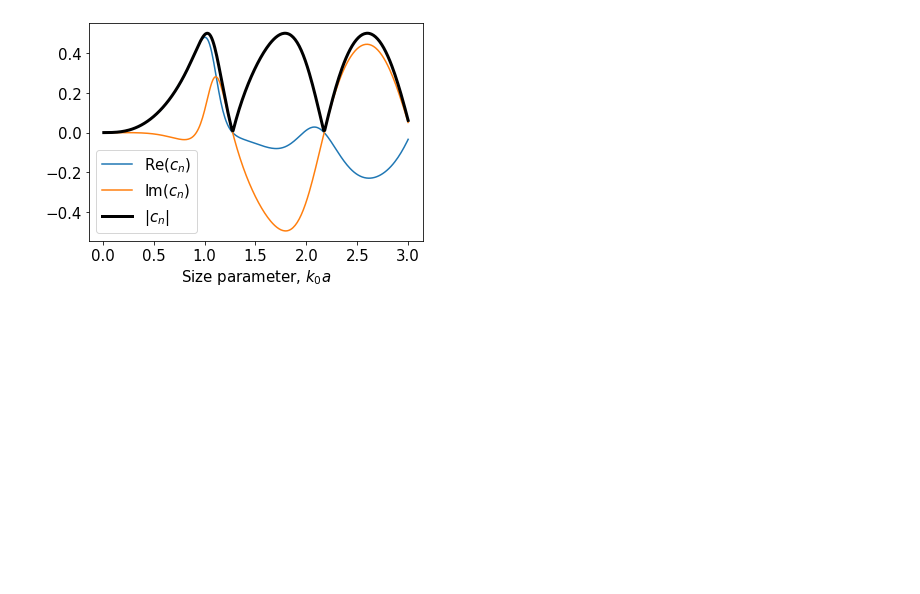
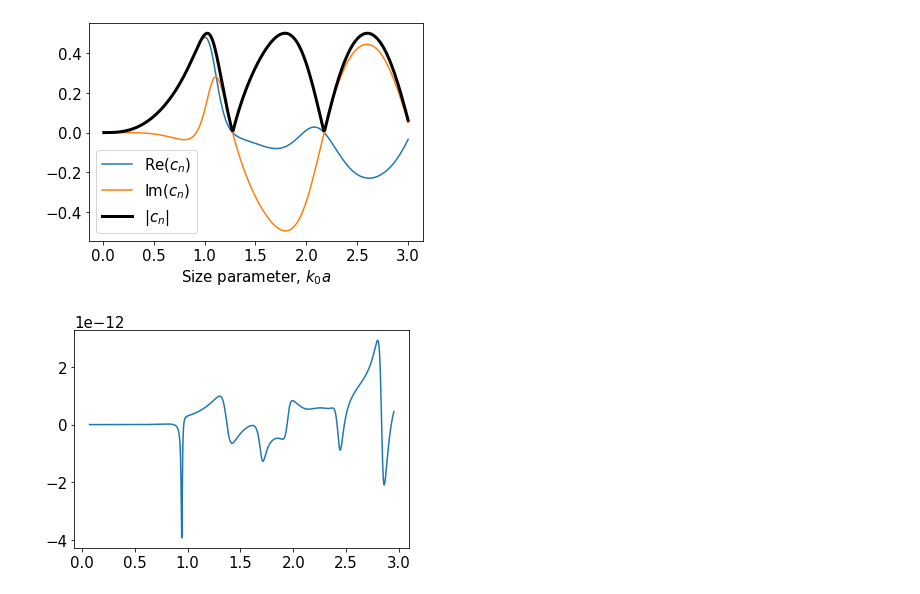
Before and after one commit to toftul/miepy, a Jupyter notebook: Mie_calc_optics.ipynb, the cells around one changed output. Drawn from its saved outputs; the diff is of its cells as text; code cells hidden in the pictures; blank space fills up the shorter version.

```diff
--- a/Mie_calc_optics.ipynb
+++ b/Mie_calc_optics.ipynb
@@ -58,8 +58,8 @@ def Mie_bn(n, m, x, mu=1):
 
 
 def sigma_sc(a, k0, eps_host, eps_p, mu_host=1, mu_p=1, nmin=1, nmax=100, part="both"):
-    m = np.sqrt(eps_p * mu_p / (eps_host * mu_host))
-    n_m = np.sqrt(eps_host * mu_host)
+    m = np.sqrt(eps_p * mu_p / (eps_host * mu_host) + 0j)
+    n_m = np.sqrt(eps_host * mu_host + 0j)
     x = n_m * k0 * a
     mu = mu_p / mu_host
 
@@ -80,8 +80,8 @@ def sigma_sc(a, k0, eps_host, eps_p, mu_host=1, mu_p=1, nmin=1, nmax=100, part="
 
 
 def sigma_ext(a, k0, eps_host, eps_p, mu_host=1, mu_p=1, nmin=1, nmax=100, part="both"):
-    m = np.sqrt(eps_p * mu_p / (eps_host * mu_host))
-    n_m = np.sqrt(eps_host * mu_host)
+    m = np.sqrt(eps_p * mu_p / (eps_host * mu_host) + 0j)
+    n_m = np.sqrt(eps_host * mu_host + 0j)
     x = n_m * k0 * a
     mu = mu_p / mu_host
 
@@ -270,3 +270,21 @@ plt.legend()
 plt.show()
 # %% [output]
 [figure]
+# %%
+wl = 1064*nano
+k0 = 2*pi/wl
+
+eps_host = 1
+mu_p = 1
+eps_p = 10 - 1.3j
+
+aa = np.linspace(1*nano, stop=500*nano, num=1500)
+
+a1 = Mie_an(1, np.sqrt(eps_p*mu_p/eps_host), np.sqrt(eps_p*mu_p)*aa*k0, mu=mu_p)
+
+a1 = sigma_ext(aa, k0, eps_host, eps_p, nmin=1, nmax=100, part="both")
+
+plt.plot(aa*k0, np.real(a1))
+plt.show()
+# %% [output]
+[figure, added]
```
Also changed, not shown: 6 other files.
